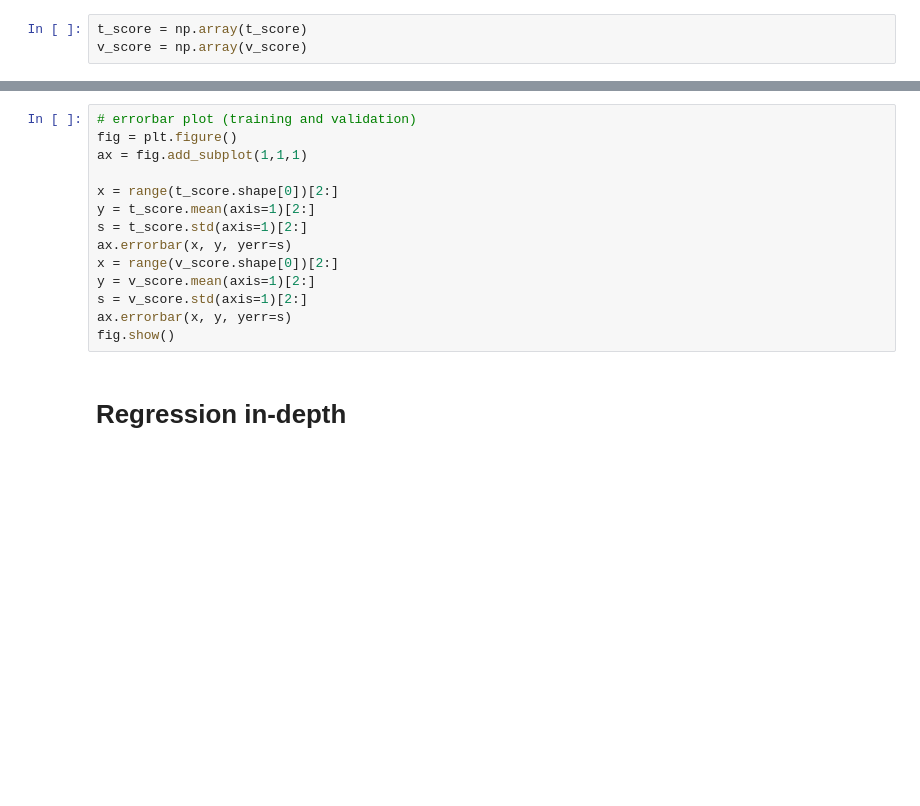
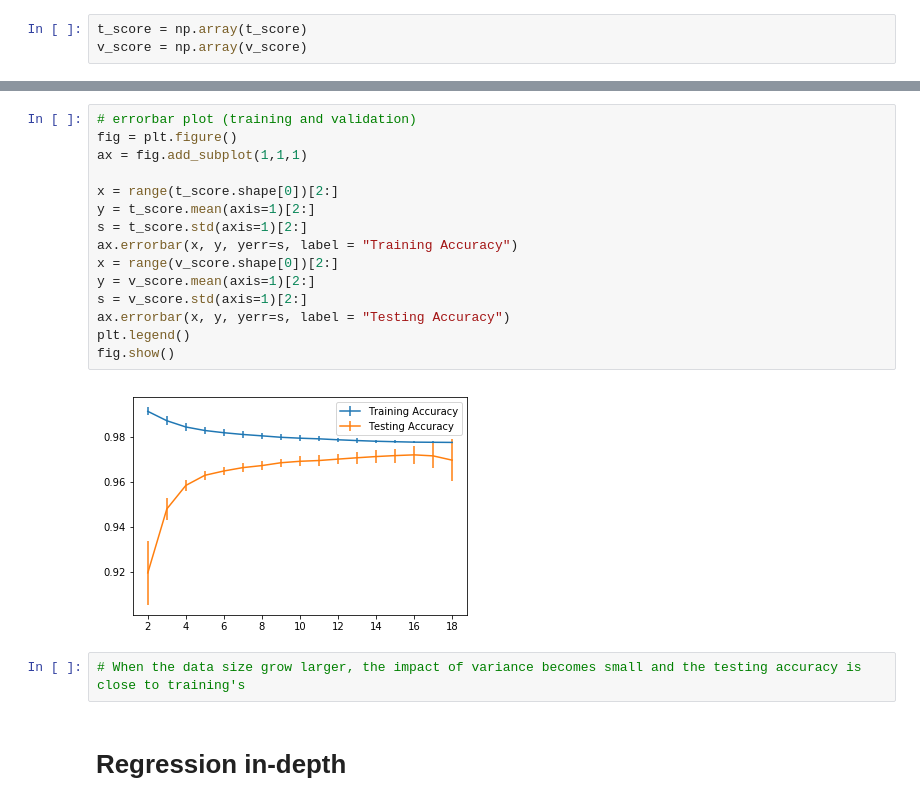
Before and after one commit to aiedward/DS1711-Bootcamp, a Jupyter notebook: Notes/Week-4/Sun-Supervised learning regression/Week4-Notebook.ipynb, the cells around one changed output, grey strips where cells are left out. Saved outputs shown, nothing was run; the diff lists cells and outputs as text; blank space fills up the shorter version.

```diff
--- a/Notes/Week-4/Sun-Supervised learning regression/Week4-Notebook.ipynb
+++ b/Notes/Week-4/Sun-Supervised learning regression/Week4-Notebook.ipynb
@@ -179,17 +211,22 @@ fig.show()
 # %%
 # errorbar plot (training and validation)
 fig = plt.figure()
 ax = fig.add_subplot(1,1,1)
 
 x = range(t_score.shape[0])[2:]
 y = t_score.mean(axis=1)[2:]
 s = t_score.std(axis=1)[2:]
-ax.errorbar(x, y, yerr=s)
+ax.errorbar(x, y, yerr=s, label = "Training Accuracy")
 x = range(v_score.shape[0])[2:]
 y = v_score.mean(axis=1)[2:]
 s = v_score.std(axis=1)[2:]
-ax.errorbar(x, y, yerr=s)
+ax.errorbar(x, y, yerr=s, label = "Testing Accuracy")
+plt.legend()
 fig.show()
+# %% [output]
+[figure, added]
+# %%
+# When the data size grow larger, the impact of variance becomes small and the testing accuracy is close to training's
 # %% [markdown]
 # Regression in-depth
 # %%
```
Also changed, not shown: parts of 32 cells of this notebook, 40 other files.
